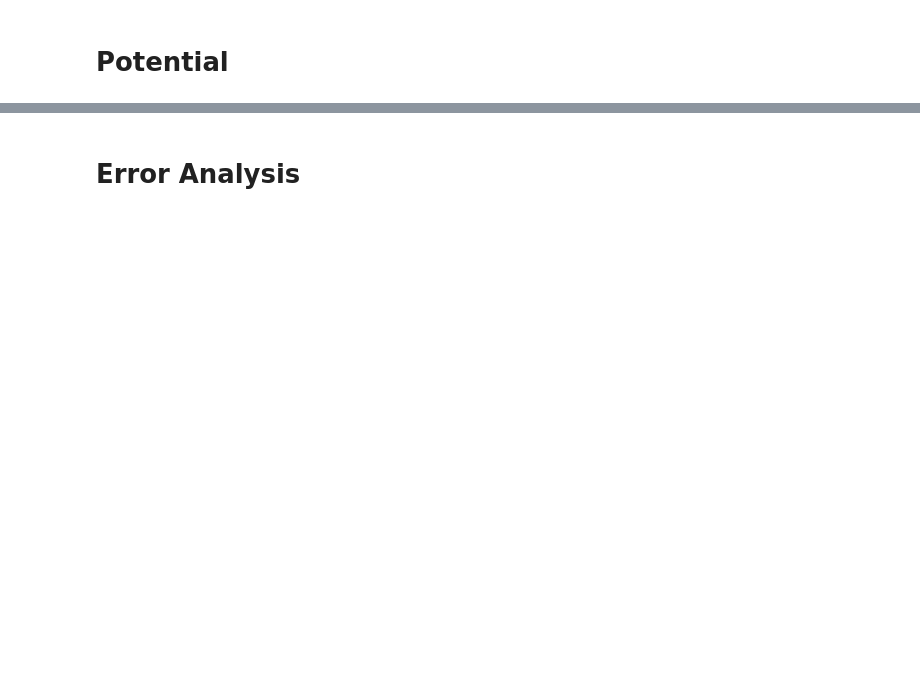
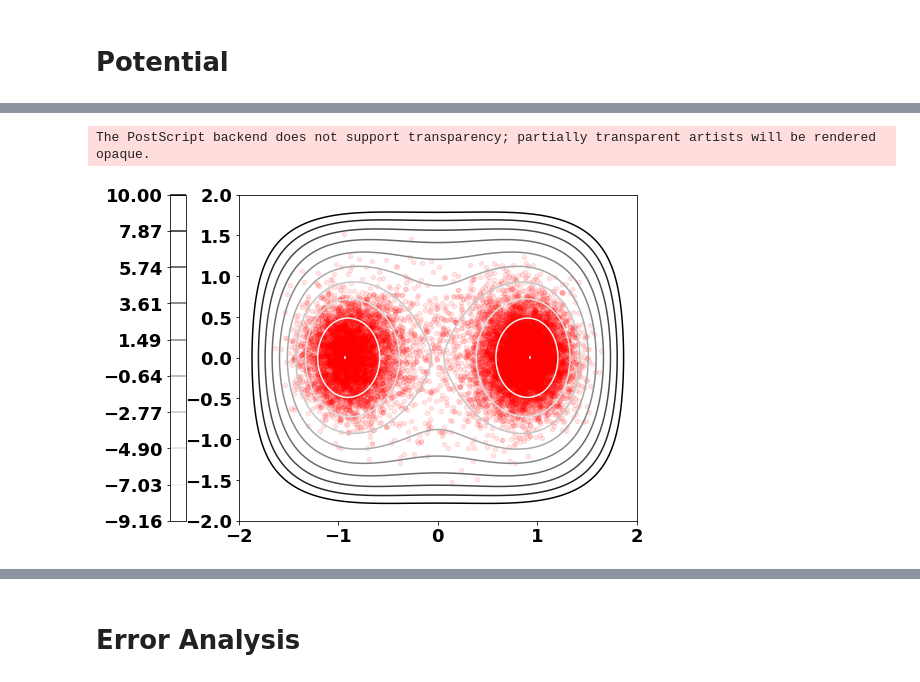
Before and after one commit to ShashankSule/TMDmaps, a Jupyter notebook: Twowell/Error_analysis_twowell.ipynb, the cells around one changed output, grey strips where cells are left out. Cells and saved outputs as stored; diff of their text form; code cells hidden in the pictures; blank space fills up the shorter version.

```diff
--- a/Twowell/Error_analysis_twowell.ipynb
+++ b/Twowell/Error_analysis_twowell.ipynb
@@ -95,0 +96,23 @@ findfont: Font family ['normal'] not found. Falling back to DejaVu Sans.
+# %%
+fig1, ax1 = plt.subplots(figsize=(9.5,6))
+
+plot_params = [nx, ny, xmin, xmax, ymin, ymax]
+[potential_grid, xx, yy] = helpers.gen_plot_data(helpers.twowell_potential, plot_params)
+grid_min = np.min(potential_grid)
+#print("grid minimum is: %d" % grid_min)
+contour_levels = np.linspace(grid_min, 10, 10)
+im = ax1.contour(xx, yy, potential_grid, cmap = 'Greys', levels=contour_levels)
+ax1.scatter(gibbs_data[0,:], gibbs_data[1,:], c = 'red', alpha = 0.1, s=20.0)
+# ax1.set(title = "Metadynamics", xlim = (xmin,xmax),ylim = (ymin, ymax))
+ax1.set(xlim = (xmin,xmax),ylim = (ymin, ymax))
+# cbar_ax = fig1.add_axes([0.001, 0.25, 0.05, 0.9])
+# fig1.colorbar(im, cax=cbar_ax)
+# fig.colorbar(im, cax )
+# fig.colorbar(im, cax=ax1)
+# plt.colorbar(im, location='right')
+# ax1.set(title="Sample")
+plt.colorbar(im, ax=[ax1], location='left')
+plt.savefig("fig1_poster.eps", bbox_inches="tight")
+# %% [output]
+The PostScript backend does not support transparency; partially transparent artists will be rendered opaque.
+[figure, added]
```
Also changed, not shown: parts of 4 cells of this notebook, 8 other files.
